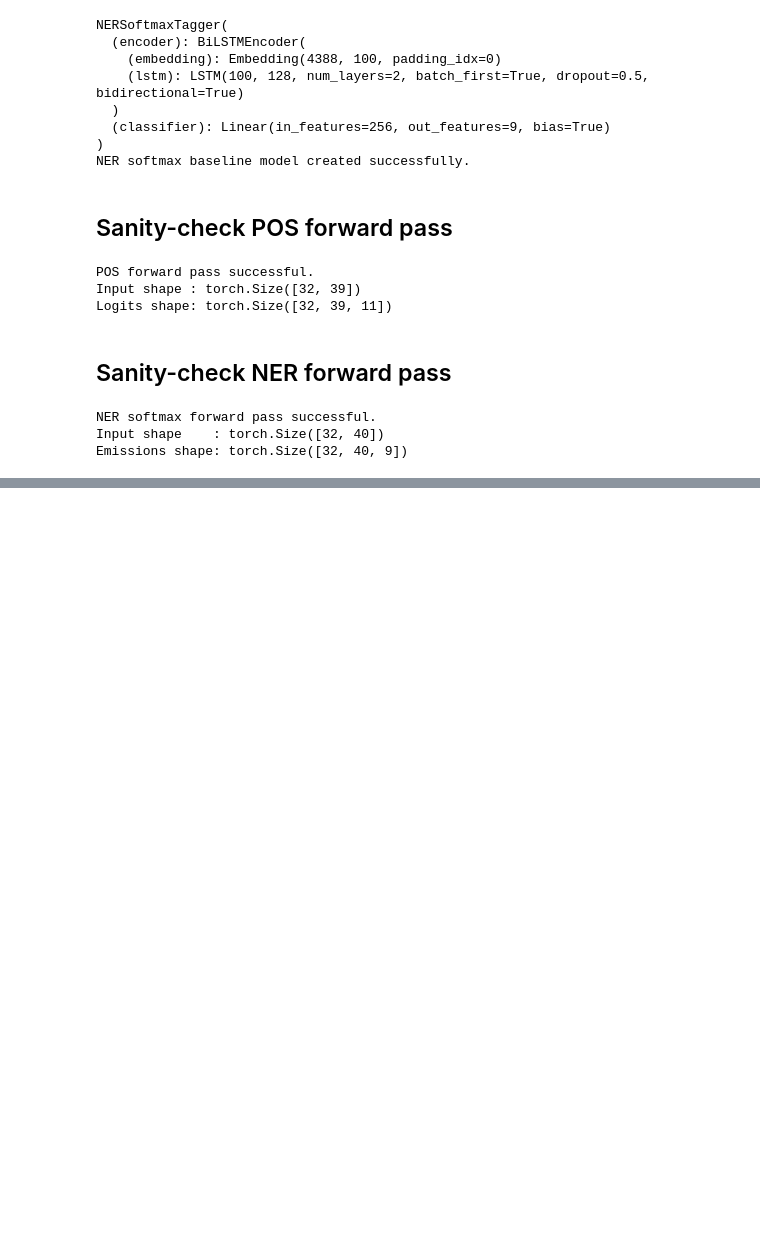
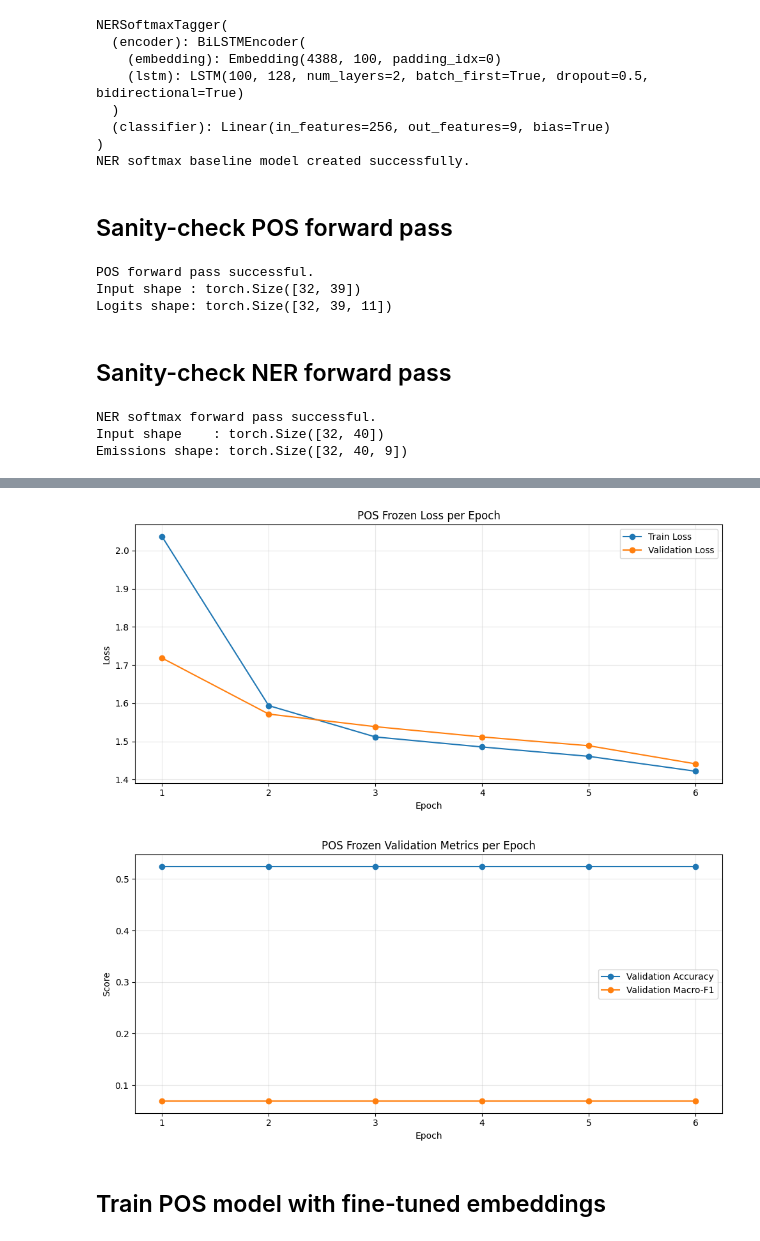
Before and after one commit to Sameer-Khan08/NLP-Assignment-2, a Jupyter notebook: Sequence Labeling POS Tagging & NER/Sequence Labeling.ipynb, the cells around one changed output, grey strips where cells are left out. Saved outputs shown, nothing was run; the diff lists cells and outputs as text; code cells hidden in the pictures; blank space fills up the shorter version.

Commit message:
Training and evaluation of POS is done

```diff
--- a/Sequence Labeling POS Tagging & NER/Sequence Labeling.ipynb
+++ b/Sequence Labeling POS Tagging & NER/Sequence Labeling.ipynb
@@ -496,0 +514,11 @@ Emissions shape: torch.Size([32, 40, 9])
+# %%
+POS_MAX_EPOCHS = 30
+POS_PATIENCE = 5
+LEARNING_RATE = 1e-3
+WEIGHT_DECAY = 1e-4
+
+print("POS training configuration")
+print("Max epochs   :", POS_MAX_EPOCHS)
+print("Patience     :", POS_PATIENCE)
+print("Learning rate:", LEARNING_RATE)
+print("Weight decay :", WEIGHT_DECAY)
@@ -496,0 +533,15 @@ Emissions shape: torch.Size([32, 40, 9])
+# %%
+pos_frozen_result = train_sequence_tagger(
+    model=pos_model_frozen,
+    train_loader=pos_train_loader,
+    val_loader=pos_val_loader,
+    device=DEVICE,
+    idx2label=idx2pos,
+    lr=LEARNING_RATE,
+    weight_decay=WEIGHT_DECAY,
+    max_epochs=POS_MAX_EPOCHS,
+    patience=POS_PATIENCE
+)
+
+print("Best frozen validation Macro-F1:", pos_frozen_result["best_val_f1"])
+print("Best frozen epoch:", pos_frozen_result["best_epoch"])
@@ -496,0 +558,7 @@ Emissions shape: torch.Size([32, 40, 9])
+# %%
+plot_training_history(pos_frozen_result["history"], title_prefix="POS Frozen")
+# %% [output]
+[figure, added]
+[figure, added]
+# %% [markdown]
+## Train POS model with fine-tuned embeddings
```
Also changed, not shown: parts of 23 cells of this notebook, 1 other file.
